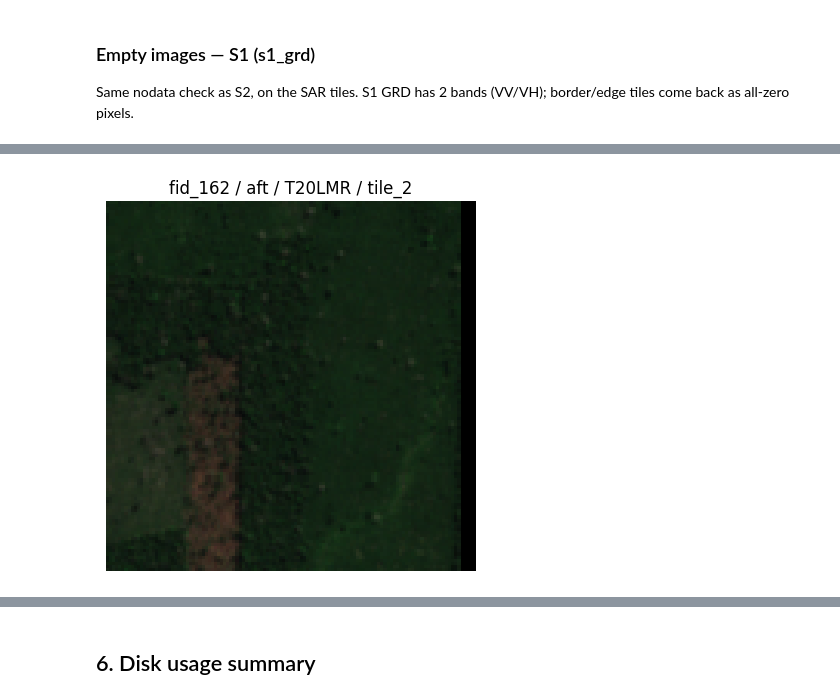
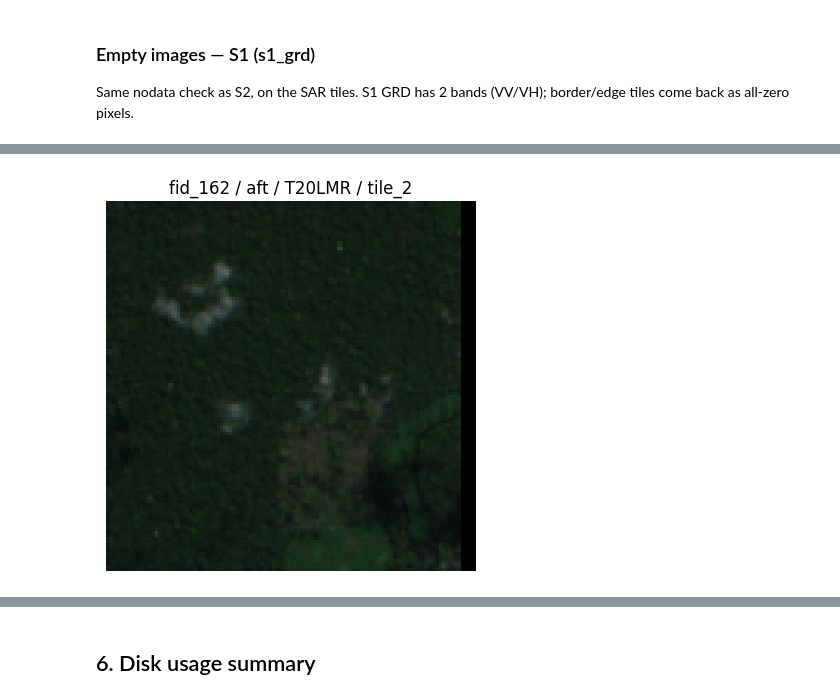
Before and after one commit to Angelicarjs/tropical_forest_disturbance, a Jupyter notebook: verify_tiles.ipynb, the cells around one changed output, grey strips where cells are left out. Saved outputs shown, nothing was run; the diff lists cells and outputs as text; code cells hidden in the pictures.

```diff
--- a/verify_tiles.ipynb
+++ b/verify_tiles.ipynb
@@ -542,15 +559,15 @@ for tif in glob.glob(os.path.join(BASE, "thesis_tiles_120px", "s1_grd", "fid_*/*
 # %%
 import rasterio, numpy as np, matplotlib.pyplot as plt
 
-tif = "/share/home/e2406749/thesis_tiles_120px/s2_l2a/fid_202/evt/20230719T142719_20230719T142939_T20LMR/tile_0.tif"
+tif = "/share/home/e2406749/thesis_tiles_120px/s2_l2a/fid_114/bef/20230520T142719_20230520T142902_T20LMR/tile_0.tif"
 
 with rasterio.open(tif) as src:
     rgb = src.read([4, 3, 2]).astype("float32")   # B4=red, B3=green, B2=blue
 
 rgb = np.clip(rgb / 3000, 0, 1).transpose(1, 2, 0)  # scale reflectance & to HxWxC
 plt.imshow(rgb)
 plt.title("fid_162 / aft / T20LMR / tile_2")
 plt.axis("off")
 plt.show()
 # %% [output]
-[figure, old version]
+[figure, new version]
```
Also changed, not shown: parts of 15 cells of this notebook.
